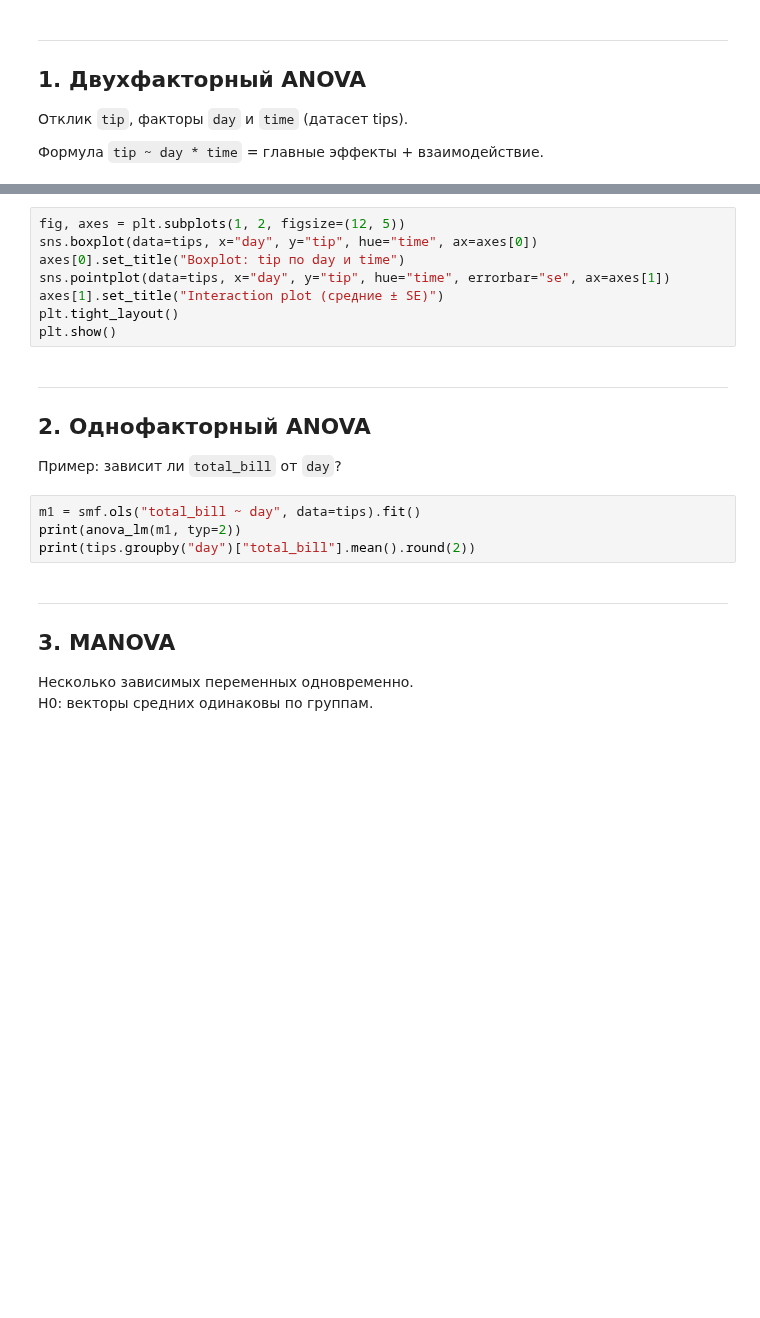
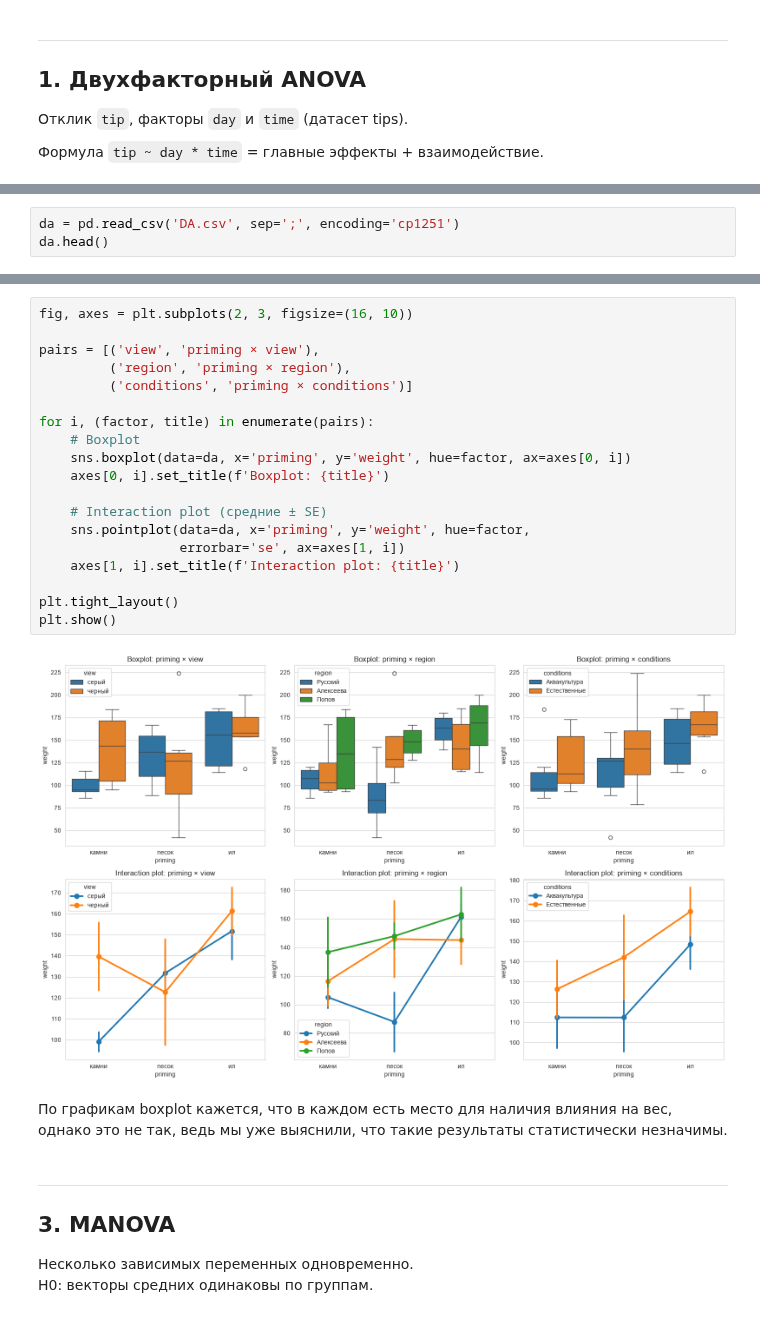
Before and after one commit to Qweeckusha/big_data_vvsu, a Jupyter notebook: practices/lab11/Task_11_ANOVA_MANOVA_Python.ipynb, the cells around one changed output, grey strips where cells are left out. Cells and saved outputs as stored; diff of their text form; blank space fills up the shorter version.

```diff
--- a/practices/lab11/Task_11_ANOVA_MANOVA_Python.ipynb
+++ b/practices/lab11/Task_11_ANOVA_MANOVA_Python.ipynb
@@ -40,0 +32,3 @@ print(agg)
+# %%
+da = pd.read_csv('DA.csv', sep=';', encoding='cp1251')
+da.head()
@@ -53,20 +136,26 @@ print(anova_lm(model, typ=3))
 # %%
-fig, axes = plt.subplots(1, 2, figsize=(12, 5))
-sns.boxplot(data=tips, x="day", y="tip", hue="time", ax=axes[0])
-axes[0].set_title("Boxplot: tip по day и time")
-sns.pointplot(data=tips, x="day", y="tip", hue="time", errorbar="se", ax=axes[1])
-axes[1].set_title("Interaction plot (средние ± SE)")
+fig, axes = plt.subplots(2, 3, figsize=(16, 10))
+
+pairs = [('view', 'priming × view'),
+         ('region', 'priming × region'),
+         ('conditions', 'priming × conditions')]
+
+for i, (factor, title) in enumerate(pairs):
+    # Boxplot
+    sns.boxplot(data=da, x='priming', y='weight', hue=factor, ax=axes[0, i])
+    axes[0, i].set_title(f'Boxplot: {title}')
+
+    # Interaction plot (средние ± SE)
+    sns.pointplot(data=da, x='priming', y='weight', hue=factor,
+                  errorbar='se', ax=axes[1, i])
+    axes[1, i].set_title(f'Interaction plot: {title}')
+
 plt.tight_layout()
 plt.show()
+# %% [output]
+[figure, added]
-# %% [markdown]
----
-## 2. Однофакторный ANOVA
-
-Пример: зависит ли `total_bill` от `day`?
-# %%
-m1 = smf.ols("total_bill ~ day", data=tips).fit()
-print(anova_lm(m1, typ=2))
-print(tips.groupby("day")["total_bill"].mean().round(2))
+# %% [markdown]
+По графикам boxplot кажется, что в каждом есть место для наличия влияния на вес, однако это не так, ведь мы уже выяснили, что такие результаты статистически незначимы.
 # %% [markdown]
 ---
 ## 3. MANOVA
```
Also changed, not shown: parts of 20 cells of this notebook.
